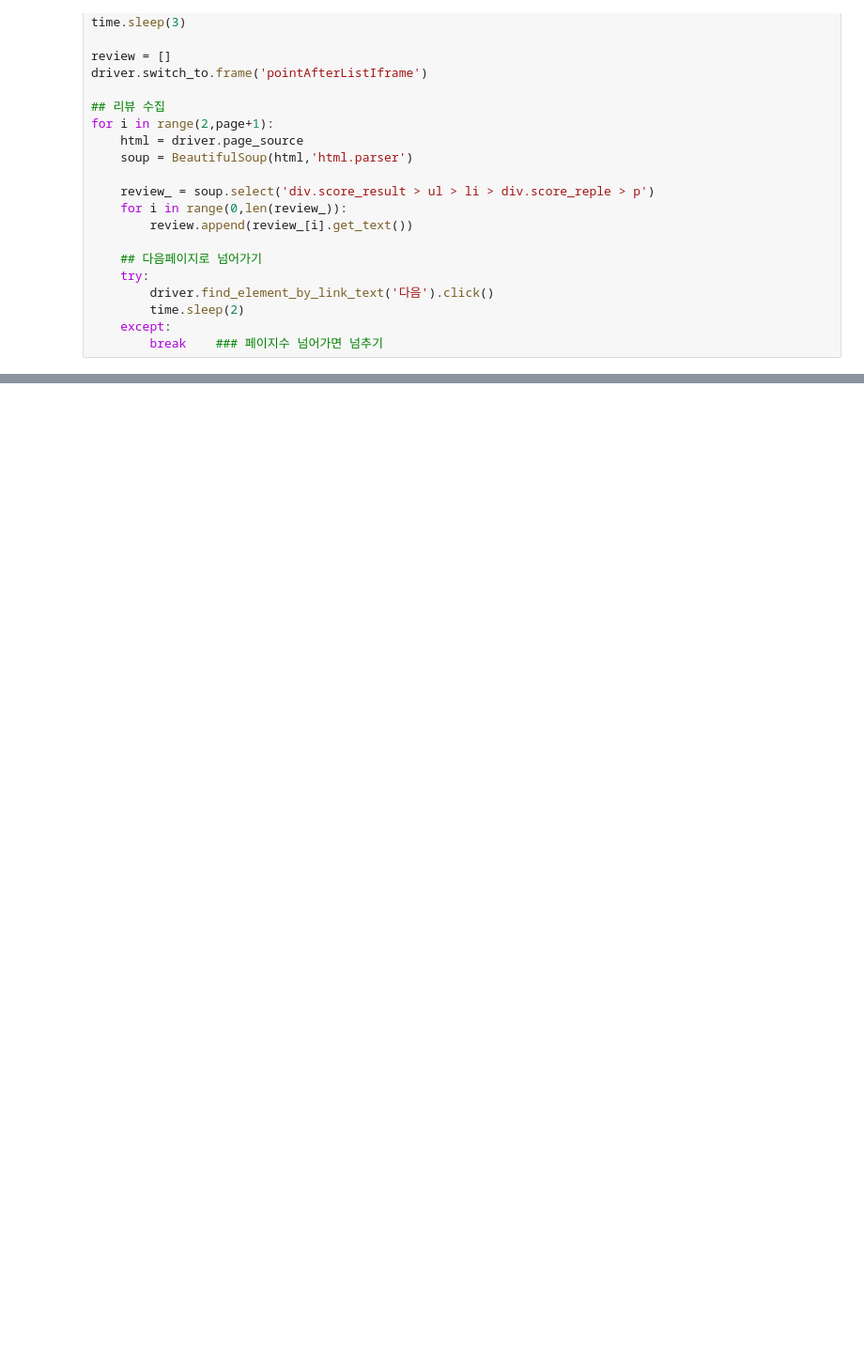
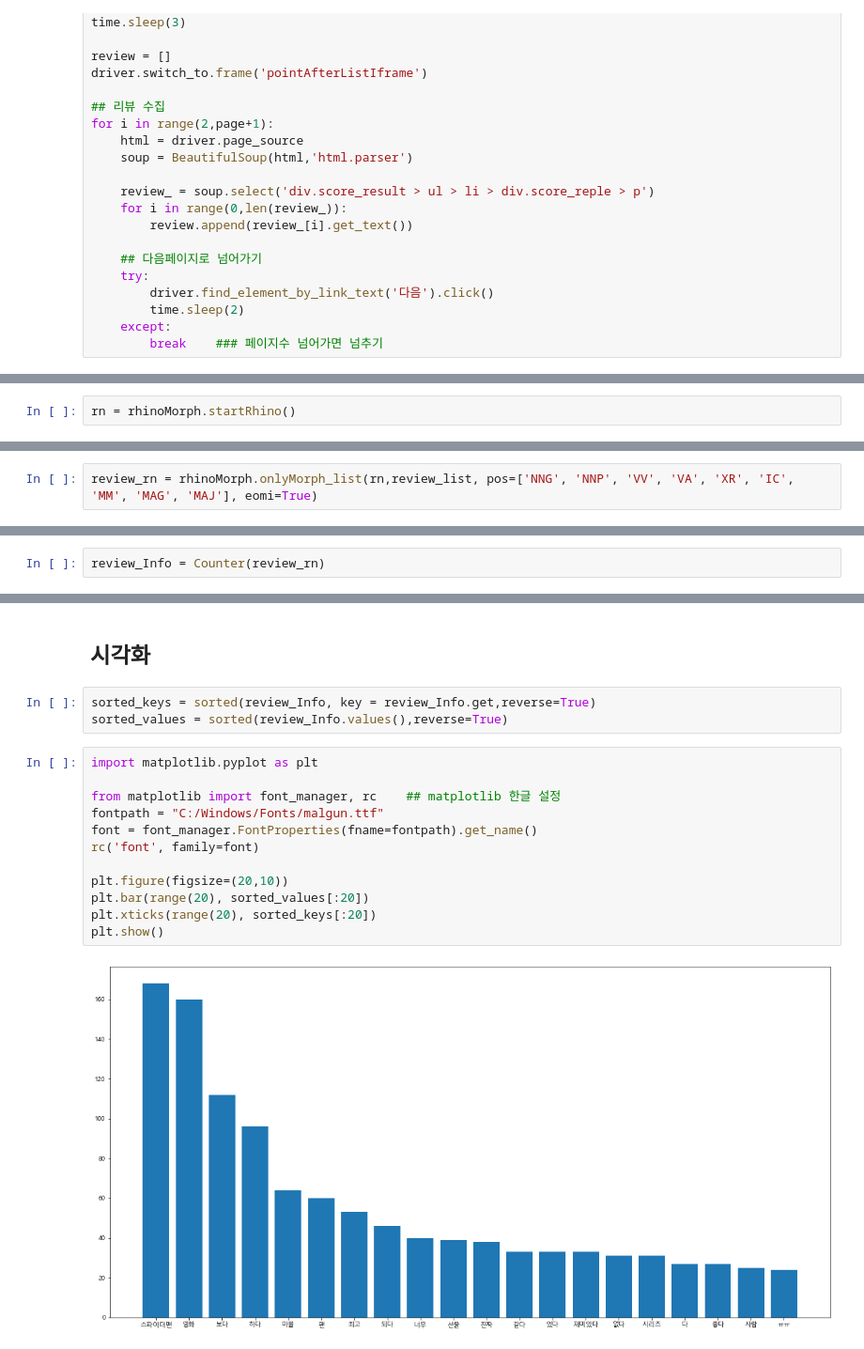
Before and after one commit to donghyeonlim/crawling, a Jupyter notebook: 네이버 영화평 크롤링.ipynb, the cells around one changed output, grey strips where cells are left out. Shown: that part at 94% size. Saved outputs shown, nothing was run; the diff lists cells and outputs as text; blank space fills up the shorter version.

```diff
--- a/네이버 영화평 크롤링.ipynb
+++ b/네이버 영화평 크롤링.ipynb
@@ -77,0 +90,2 @@ review_
+# %%
+rn = rhinoMorph.startRhino()
@@ -77,0 +102,2 @@ review_
+# %%
+review_rn = rhinoMorph.onlyMorph_list(rn,review_list, pos=['NNG', 'NNP', 'VV', 'VA', 'XR', 'IC', 'MM', 'MAG', 'MAJ'], eomi=True)
@@ -77,0 +110,2 @@ review_
+# %%
+review_Info = Counter(review_rn)
@@ -77,0 +132,19 @@ review_
+# %% [markdown]
+## 시각화
+# %%
+sorted_keys = sorted(review_Info, key = review_Info.get,reverse=True)
+sorted_values = sorted(review_Info.values(),reverse=True)
+# %%
+import matplotlib.pyplot as plt
+
+from matplotlib import font_manager, rc    ## matplotlib 한글 설정
+fontpath = "C:/Windows/Fonts/malgun.ttf"
+font = font_manager.FontProperties(fname=fontpath).get_name()
+rc('font', family=font)
+
+plt.figure(figsize=(20,10))
+plt.bar(range(20), sorted_values[:20])
+plt.xticks(range(20), sorted_keys[:20])
+plt.show()
+# %% [output]
+[figure, added]
```
Also changed, not shown: parts of 15 cells of this notebook.
